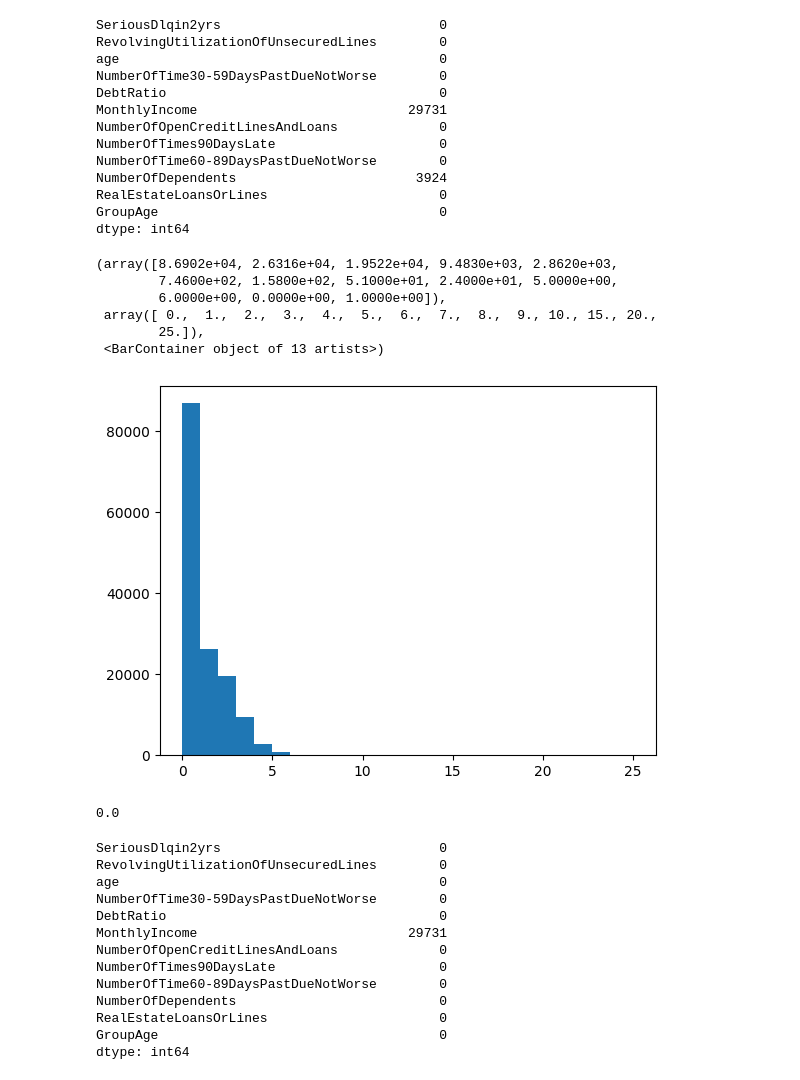
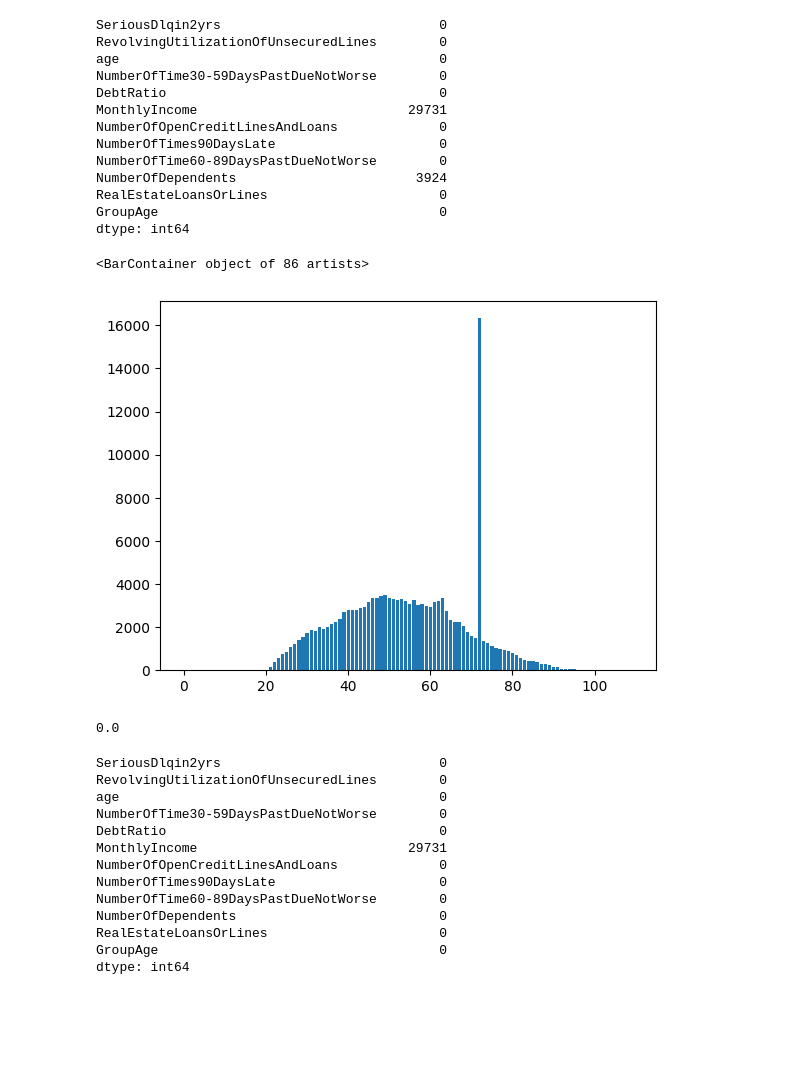
Before and after one commit to ErikLens/CrScoringMay2023, a Jupyter notebook: CrScoring_team5_Ed.ipynb, the cells around one changed output. Saved outputs shown, nothing was run; the diff lists cells and outputs as text; code cells hidden in the pictures; blank space fills up the shorter version.

```diff
--- a/CrScoring_team5_Ed.ipynb
+++ b/CrScoring_team5_Ed.ipynb
@@ -293,29 +293,33 @@ NumberOfDependents                       3924
 RealEstateLoansOrLines                      0
 GroupAge                                    0
 dtype: int64
-# %%
-# data['NumberOfDependents'].isnull().value_counts()
-# data['NumberOfDependents'].describe()
-
-plt.hist(data['NumberOfDependents'], bins = [0, 1, 2, 3, 4, 5, 6, 7, 8, 9, 10, 15, 20, 25])
-
-# 20 иждевенцев на 72 летнем клиенте????
-# data.loc[data['NumberOfDependents'] == 20]
-
-# 13 иждевенцев на 52 летнем клиенте????
-# data.loc[data['NumberOfDependents'] == 13]
-# %% [output]
-(array([8.6902e+04, 2.6316e+04, 1.9522e+04, 9.4830e+03, 2.8620e+03,
-        7.4600e+02, 1.5800e+02, 5.1000e+01, 2.4000e+01, 5.0000e+00,
-        6.0000e+00, 0.0000e+00, 1.0000e+00]),
- array([ 0.,  1.,  2.,  3.,  4.,  5.,  6.,  7.,  8.,  9., 10., 15., 20.,
-        25.]),
- <BarContainer object of 13 artists>)
-[figure, removed]
-# %%
-med_numofdep = data['NumberOfDependents'].median()
-
-print(med_numofdep)
-# %% [output]
-0.0
+# %%
+# data['NumberOfDependents'].isnull().value_counts()
+# data['NumberOfDependents'].describe()
+
+# График распределения количества иждивенцев на возраст клиентов
+uniq_age = pd.unique(data['age']) # получаем уникальные значения возрастов
+uniq_age.sort() # cортируем список возрастов
+age_numdep = data.groupby("age")["NumberOfDependents"].count()
+
+plt.bar(uniq_age,age_numdep)
+
+# 20 иждевенцев на 72 летнем клиенте????
+# data.loc[data['NumberOfDependents'] == 20]
+
+# 13 иждевенцев на 52 летнем клиенте????
+# data.loc[data['NumberOfDependents'] == 13]
+
+# Сколько клиентов имеют разное количество иждивенцев(иждевенцы по оси x)
+# plt.hist(data['NumberOfDependents'], bins = [0, 1, 2, 3, 4, 5, 6, 7, 8, 9, 10, 15, 20, 30])
+# %% [output]
+<BarContainer object of 86 artists>
+[figure, added]
+# %%
+# В связи с чем самое частовстречающееся значение по иждивенцам это 0, то таким значением будем заполнять пустые записи.
+med_numofdep = data['NumberOfDependents'].median()
+
+print(med_numofdep)
+# %% [output]
+0.0
 # %%
```
Also changed, not shown: parts of 86 cells of this notebook.
